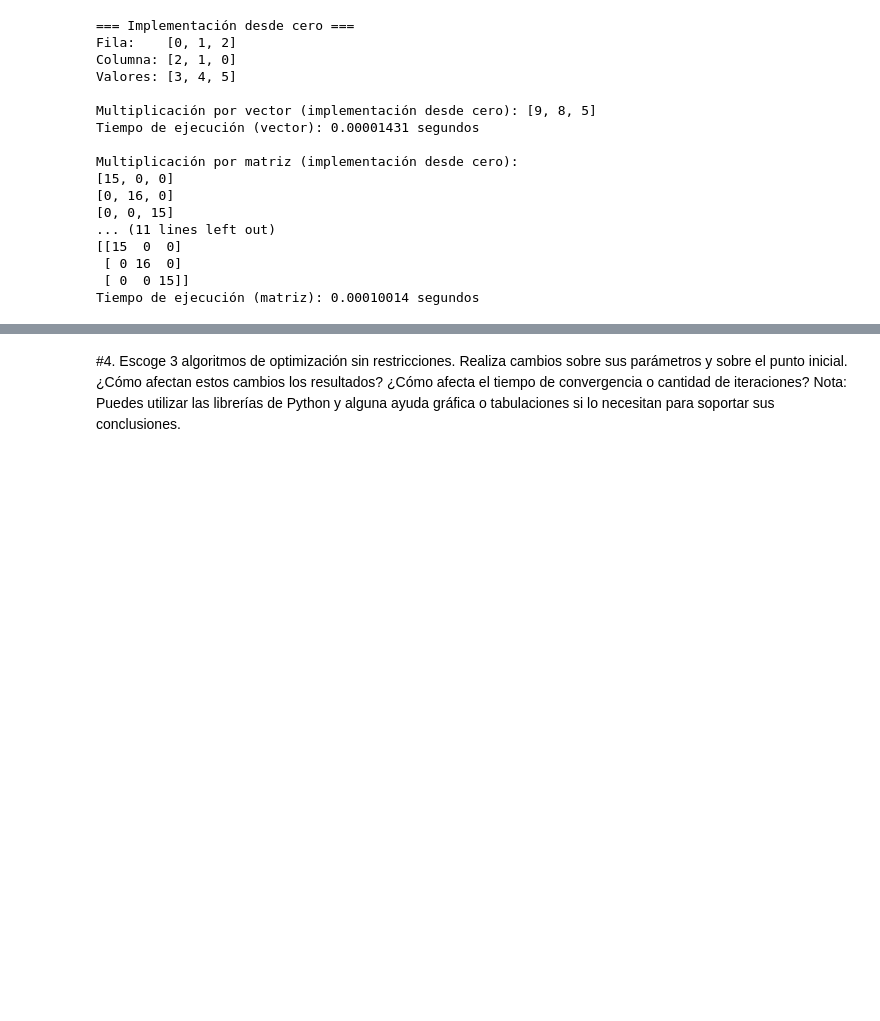
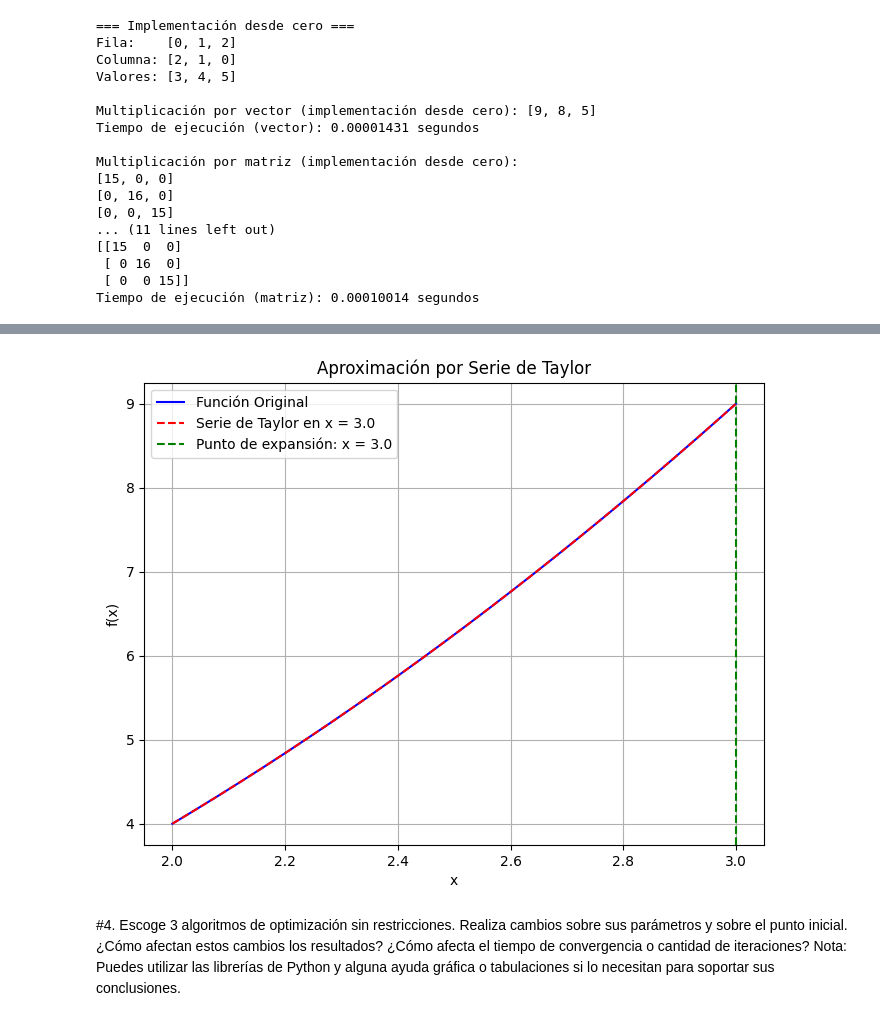
Before and after one commit to hasuarez32/Lab1-Opti, a Jupyter notebook: Lab1_Opti.ipynb, the cells around one changed output, grey strips where cells are left out. Drawn from its saved outputs; the diff is of its cells as text; code cells hidden in the pictures; blank space fills up the shorter version.

```diff
--- a/Lab1_Opti.ipynb
+++ b/Lab1_Opti.ipynb
@@ -203,0 +205,92 @@ Tiempo de ejecución (matriz): 0.00010014 segundos
+# %%
+import sympy as sp
+import numpy as np
+import matplotlib.pyplot as plt
+
+# Definimos las funciones disponibles a elegir
+def define_functions():
+    x = sp.symbols('x')
+    return {
+        '1': sp.sin(x),
+        '2': sp.cos(x),
+        '3': sp.exp(x),
+        '4': sp.log(1 + x),  # logaritmo natural
+        '5': x**2
+    }
+
+
+def taylor_series(func, x, point, order):
+    return sp.series(func, x, point, order).removeO()
+
+
+def sympy_to_numpy(expr, var):
+    return sp.lambdify(var, expr, "numpy")
+
+def plot_taylor(func_original, func_taylor, point, x_range):
+    # Definir los puntos en el rango de x
+    x_vals = np.linspace(x_range[0], x_range[1], 400)
+
+    # Evaluar las funciones en el rango de x
+    y_original = func_original(x_vals)
+    y_taylor = func_taylor(x_vals)
+
+    # Crear la gráfica
+    plt.figure(figsize=(8, 6))
+    plt.plot(x_vals, y_original, label="Función Original", color="blue")
+    plt.plot(x_vals, y_taylor, label=f"Serie de Taylor en x = {point}", color="red", linestyle='--')
+    plt.axvline(x=point, color="green", linestyle="--", label=f"Punto de expansión: x = {point}")
+
+    # Configurar etiquetas y leyendas
+    plt.title("Aproximación por Serie de Taylor")
+    plt.xlabel("x")
+    plt.ylabel("f(x)")
+    plt.legend()
+    plt.grid(True)
+    plt.show()
+
+# Función principal
+def main():
+    # Definir la variable simbólica
+    x = sp.symbols('x')
+
+
+    functions = define_functions()
+    print("Elige una de las siguientes funciones:")
+    for key, func in functions.items():
+        print(f"{key}: {sp.srepr(func)}")
+
+    choice = input("Introduce el número de la función que deseas aproximar: ")
+    if choice not in functions:
+        print("Opción no válida")
+        return
+
+    order = int(input("Introduce el número de términos de la serie de Taylor: "))
+    point = float(input("Introduce el punto de expansión (ejemplo: 0): "))
+
+
+    func = functions[choice]
+    taylor_approx = taylor_series(func, x, point, order)
+
+
+    func_original = sympy_to_numpy(func, x)
+    func_taylor = sympy_to_numpy(taylor_approx, x)
+
+    # Mostrar la función original y la serie de Taylor
+    print(f"\nFunción Original: {func}")
+    print(f"Serie de Taylor: {taylor_approx}")
+
+    # Solicitar el rango para graficar
+    x_min = float(input("Introduce el valor mínimo de x para la gráfica: "))
+    x_max = float(input("Introduce el valor máximo de x para la gráfica: "))
+
+    # Verificar que el rango no cause errores en las funciones
+    if choice == '4' and x_min <= -1:  # log(1 + x) no está definido para x <= -1
+        print("Error: log(1 + x) no está definido para x <= -1. Elige otro rango.")
+        return
+
+    # Graficar la función original y la aproximación de Taylor
+    plot_taylor(func_original, func_taylor, point, (x_min, x_max))
+
+if __name__ == "__main__":
+    main()
+# %% [output]
@@ -204,3 +311,4 @@ Tiempo de ejecución (matriz): 0.00010014 segundos
+[figure, added]
 # %% [markdown]
 #4.	Escoge 3 algoritmos de optimización sin restricciones. Realiza cambios sobre sus parámetros y sobre el punto inicial. ¿Cómo afectan estos cambios los resultados? ¿Cómo afecta el tiempo de convergencia o cantidad de iteraciones? Nota: Puedes utilizar las librerías de Python y alguna ayuda gráfica o tabulaciones si lo necesitan para soportar sus conclusiones.
 # %%
```
Also changed, not shown: parts of 6 cells of this notebook.
